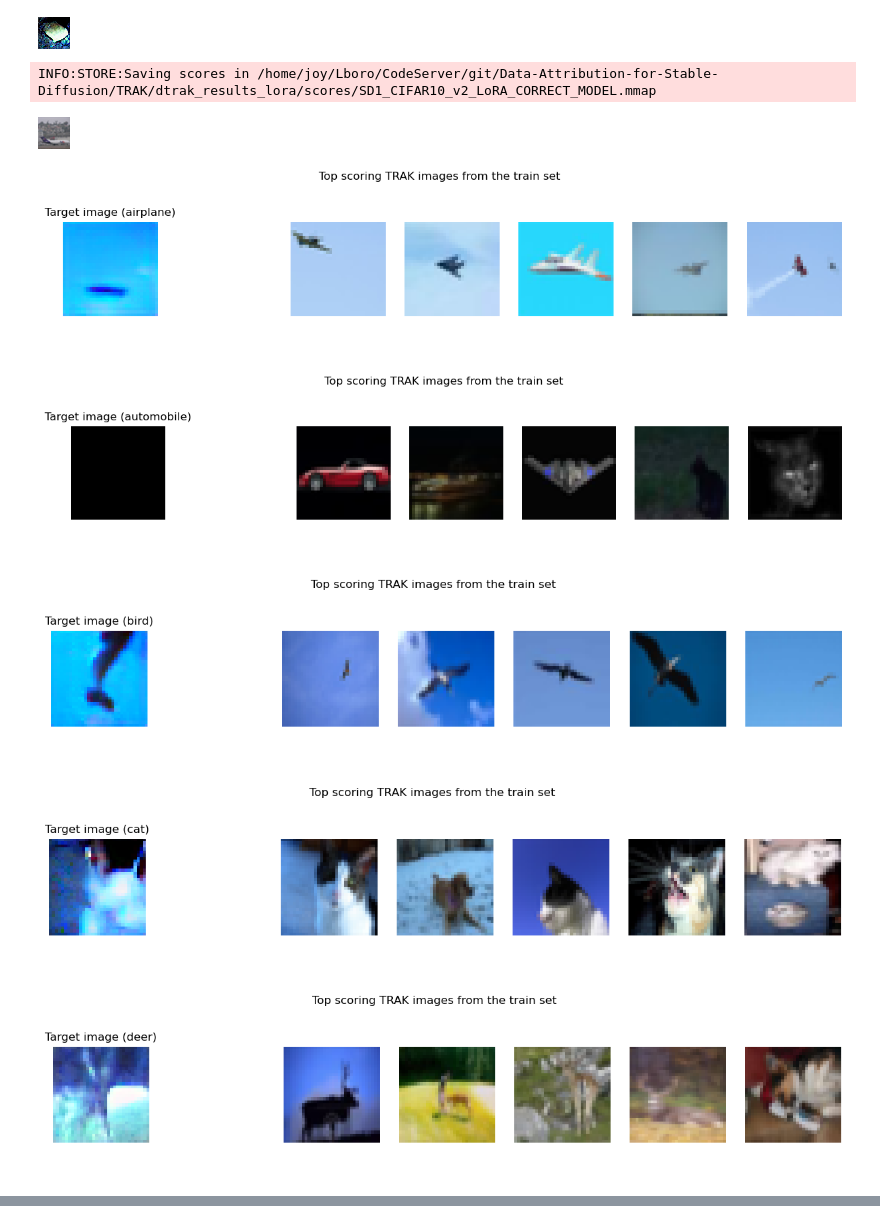
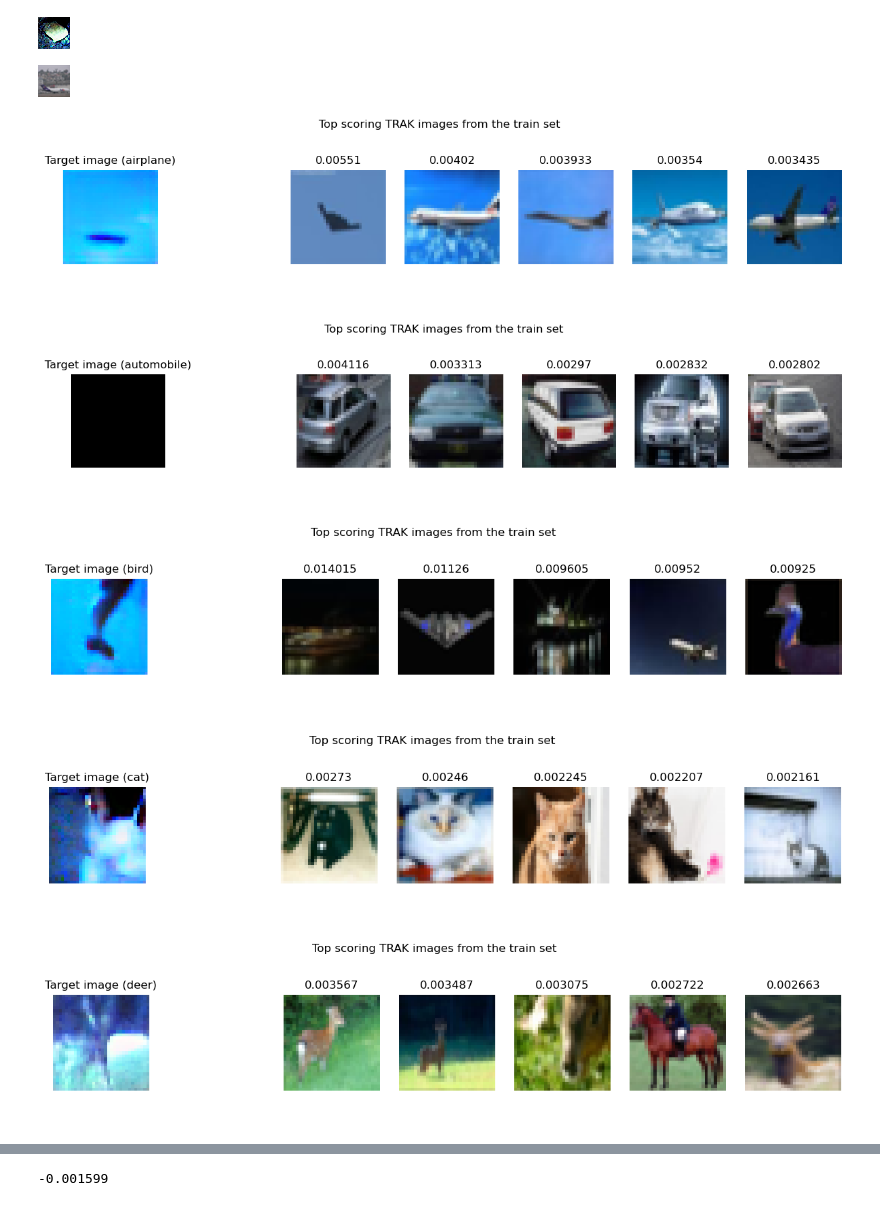
Before and after one commit to Naterjack/Data-Attribution-for-Stable-Diffusion, a Jupyter notebook: SD1_TRAK_Attribution.ipynb, the cells around one changed output, grey strips where cells are left out. Drawn from its saved outputs; the diff is of its cells as text; code cells hidden in the pictures.

Commit message:
Initial LDS support for TRAK attribution

```diff
--- a/SD1_TRAK_Attribution.ipynb
+++ b/SD1_TRAK_Attribution.ipynb
@@ -1,12 +1,14 @@
 # %% [markdown]
 ### CONFIG:
 # %%
-UPDATE_SCORES = True
+UPDATE_SCORES = False
 TRAK_SAVE_DIR = "TRAK/dtrak_results_lora"
 IS_LORA = True
-EXPERIMENT_NAME = "SD1_CIFAR10_v2_LoRA_CORRECT_MODEL" #TODO fix these names good lord
+EXPERIMENT_NAME = "SD1_CIFAR10_v2_LoRA" #"SD1_CIFAR10_v2_v6" #"SD1_CIFAR10_v2_LoRA_CORRECT_MODEL" #TODO fix these names good lord
+CALCULATE_LDS = False
 
 from utils.config import Project_Config, Model_Config, CIFAR_10_Config, LoRA_Model_Config
+from LDS.LDS_Utils import LDS
 
 project_config = Project_Config(
     IS_CUDA = True,
@@ -194,8 +197,6 @@ if UPDATE_SCORES:
                 traker.score(batch=batch, num_samples=batch[0].shape[0])
 
     scores = traker.finalize_scores(exp_name=EXPERIMENT_NAME)
-# %% [output]
-INFO:STORE:Saving scores in /home/joy/Lboro/CodeServer/git/Data-Attribution-for-Stable-Diffusion/TRAK/dtrak_results_lora/scores/SD1_CIFAR10_v2_LoRA_CORRECT_MODEL.mmap
 # %%
 train_dataset[0]["image"]
 # %% [output]
@@ -203,40 +204,55 @@ train_dataset[0]["image"]
 # %%
 from PIL import Image
 import matplotlib.pyplot as plt
+import numpy as np
 %matplotlib inline
 
 #Adapted from https://github.com/MadryLab/trak/blob/main/examples/cifar_quickstart.ipynb
 
 from numpy.lib.format import open_memmap
 
 memmap_path = ("." +
                project_config.folder_symbol +
                TRAK_SAVE_DIR +
                project_config.folder_symbol +
                "scores" +
                project_config.folder_symbol +
                EXPERIMENT_NAME +
                ".mmap")
-scores = open_memmap(memmap_path)
+scores = open_memmap(memmap_path, mode='c')
+
+#print(scores.shape)
+
+#scores = scores*0
+#Scale the scores s.t. min is 0 and the sum is 1
+#for i in range(10):
+#    if scores[:,i].min() < 0:
+#        scores[:,i] -= scores[:,i].min()
+#    scores[:,i] *= (1/scores[:,i].sum())
+
+if CALCULATE_LDS:
+    print(f"LDS: {LDS(scores,dummy_dataloader,10)*100}%")
 
 for i in range(10): #[6]:
 
     fig, axs = plt.subplots(ncols=7, figsize=(15, 3))
     fig.suptitle('Top scoring TRAK images from the train set')
 
     axs[0].imshow(dummy_dataset[i][dataset_config.image_column])
 
     axs[0].axis('off'); axs[0].set_title('Target image' + " (" + dummy_dataset[i][dataset_config.caption_column] + ")")
     axs[1].axis('off')
 
     top_trak_scorers = scores[:, i].argsort()[-5:][::-1]
     for ii, train_im_ind in enumerate(top_trak_scorers):
-        axs[ii + 2].imshow(train_dataset[int(train_im_ind)][dataset_config.image_column]); axs[ii + 2].axis('off')
+        axs[ii + 2].imshow(train_dataset[int(train_im_ind)][dataset_config.image_column])
+        axs[ii + 2].axis('off')
+        axs[ii + 2].set_title(str(scores[int(train_im_ind),i]))
 
     fig.show()
 # %% [output]
-[figure, old version]
+[figure, new version]
-[figure, old version]
+[figure, new version]
-[figure, old version]
+[figure, new version]
-[figure, old version]
+[figure, new version]
-[figure, old version]
+[figure, new version]
@@ -247,0 +264,4 @@ for i in range(10): #[6]:
+# %%
+scores[:,0].min()
+# %% [output]
+-0.001599
```
Also changed, not shown: parts of 2 cells of this notebook.
